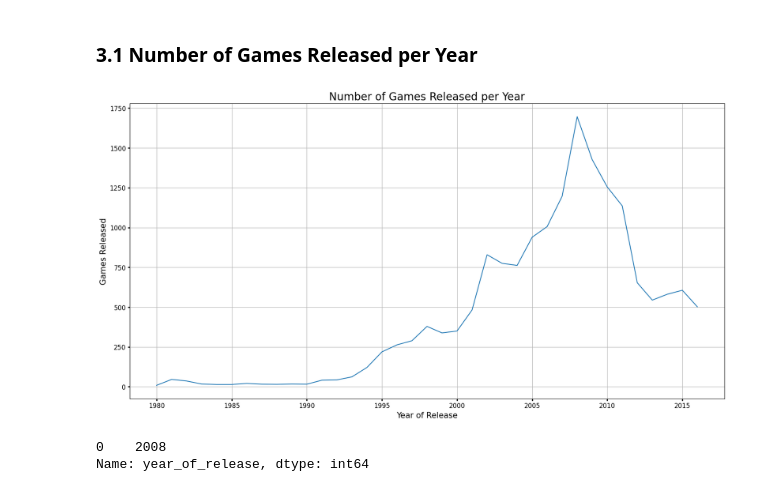
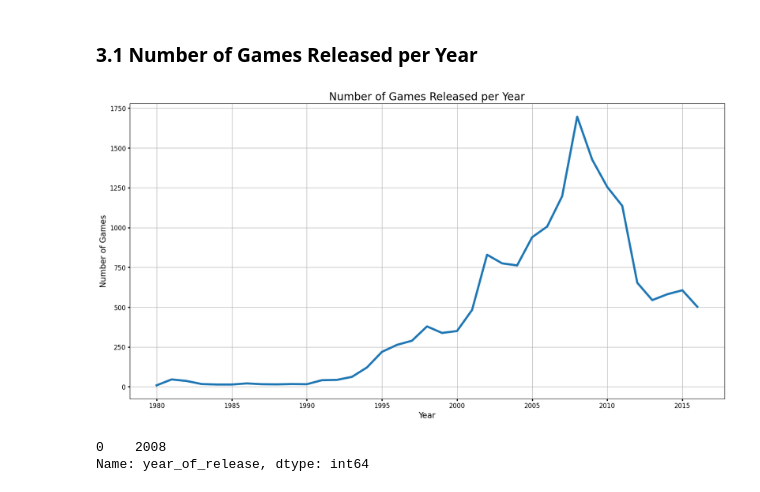
Before and after one commit to Vyncent-vdW/sprint_5_game_platforms, a Jupyter notebook: games_df.ipynb, the cells around one changed output. Saved outputs shown, nothing was run; the diff lists cells and outputs as text; code cells hidden in the pictures.

```diff
--- a/games_df.ipynb
+++ b/games_df.ipynb
@@ -560,20 +561,21 @@ df
 # %%
 games_per_year = df.groupby("year_of_release").size()
 games_per_year.plot(kind='line',
+                    linewidth= 4,
                     figsize=(20, 10),
                     grid= True,
                     )
 
-plt.xlabel('Year of Release', fontsize= 15)
-plt.ylabel('Games Released', fontsize= 15)
+plt.xlabel('Year', fontsize= 15)
+plt.ylabel('Number of Games', fontsize= 15)
 plt.title('Number of Games Released per Year', fontsize= 20)
 plt.xticks(fontsize= 12)
 plt.yticks(fontsize= 12)
 plt.tick_params(axis= 'both', which= 'both', width= 2)
 
 plt.show()
 # %% [output]
-[figure, old version]
+[figure, new version]
 # %%
 df.year_of_release.mode()
 # %% [output]
```
Also changed, not shown: parts of 12 cells of this notebook.
